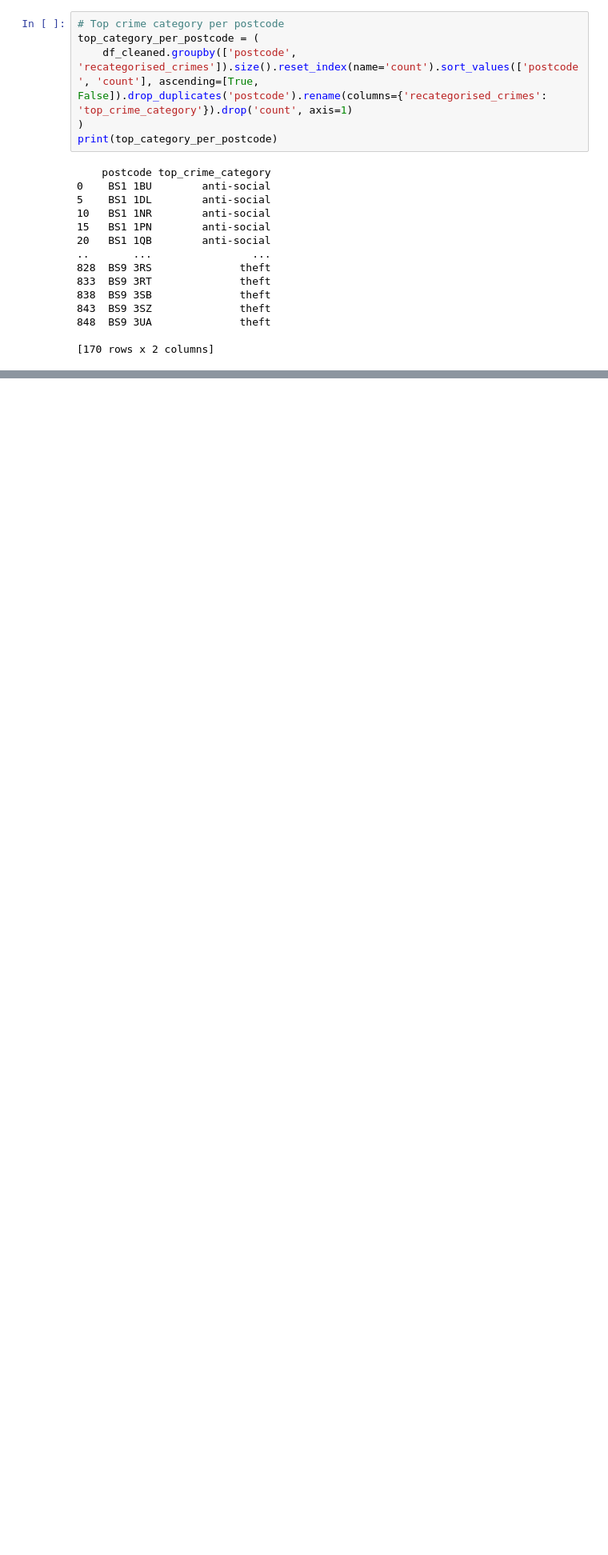
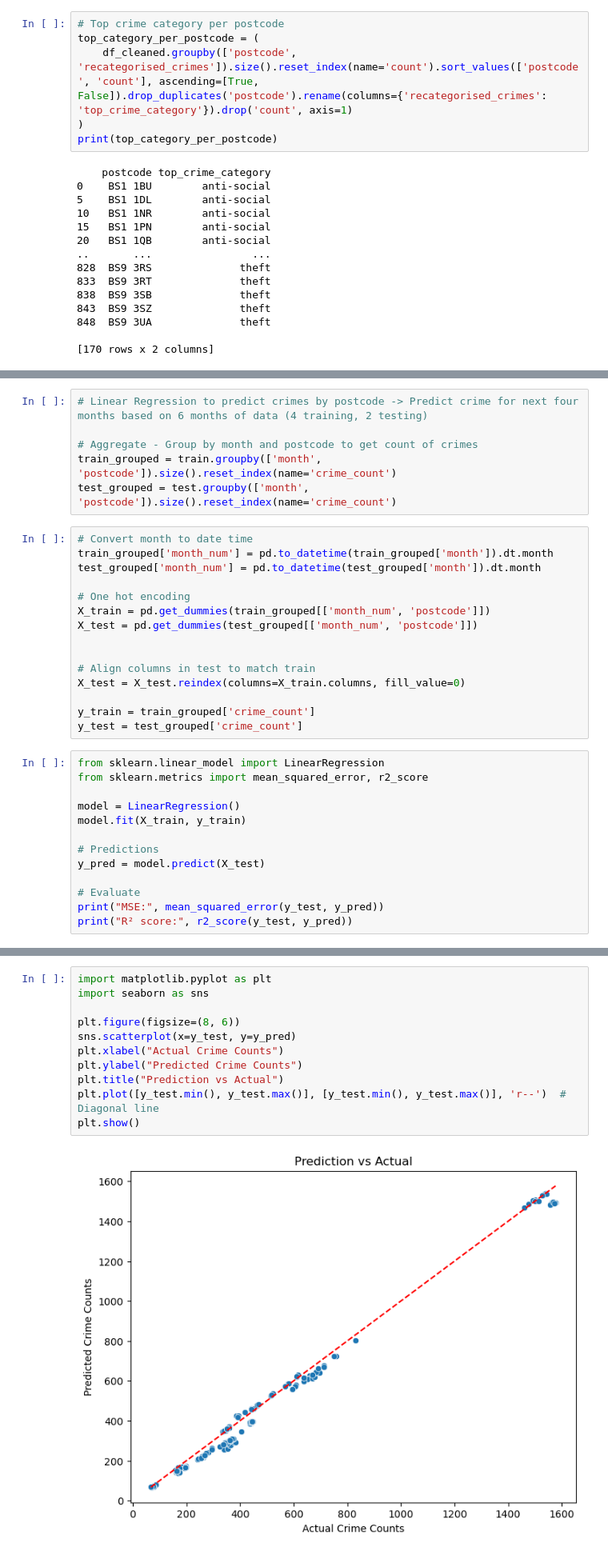
Before and after one commit to mAlex28/UK-Crime-Data-Prediction, a Jupyter notebook: notebooks/experiment.ipynb, the cells around one changed output, grey strips where cells are left out. Shown: that part at 80% size. Drawn from its saved outputs; the diff is of its cells as text; blank space fills up the shorter version.

Commit message:
started linear regression

```diff
--- a/notebooks/experiment.ipynb
+++ b/notebooks/experiment.ipynb
@@ -467,3 +480,37 @@ theft          0.281832
 drugs          0.028989
 other          0.019623
 Name: recategorised_crimes, dtype: float64
+# %%
+# Linear Regression to predict crimes by postcode -> Predict crime for next four months based on 6 months of data (4 training, 2 testing)
+
+# Aggregate - Group by month and postcode to get count of crimes
+train_grouped = train.groupby(['month', 'postcode']).size().reset_index(name='crime_count')
+test_grouped = test.groupby(['month', 'postcode']).size().reset_index(name='crime_count')
+# %%
+# Convert month to date time
+train_grouped['month_num'] = pd.to_datetime(train_grouped['month']).dt.month
+test_grouped['month_num'] = pd.to_datetime(test_grouped['month']).dt.month
+
+# One hot encoding
+X_train = pd.get_dummies(train_grouped[['month_num', 'postcode']])
+X_test = pd.get_dummies(test_grouped[['month_num', 'postcode']])
+
+
+# Align columns in test to match train
+X_test = X_test.reindex(columns=X_train.columns, fill_value=0)
+
+y_train = train_grouped['crime_count']
+y_test = test_grouped['crime_count']
+# %%
+from sklearn.linear_model import LinearRegression
+from sklearn.metrics import mean_squared_error, r2_score
+
+model = LinearRegression()
+model.fit(X_train, y_train)
+
+# Predictions
+y_pred = model.predict(X_test)
+
+# Evaluate
+print("MSE:", mean_squared_error(y_test, y_pred))
+print("R² score:", r2_score(y_test, y_pred))
@@ -469,0 +565,13 @@ Name: recategorised_crimes, dtype: float64
+# %%
+import matplotlib.pyplot as plt
+import seaborn as sns
+
+plt.figure(figsize=(8, 6))
+sns.scatterplot(x=y_test, y=y_pred)
+plt.xlabel("Actual Crime Counts")
+plt.ylabel("Predicted Crime Counts")
+plt.title("Prediction vs Actual")
+plt.plot([y_test.min(), y_test.max()], [y_test.min(), y_test.max()], 'r--')  # Diagonal line
+plt.show()
+# %% [output]
+[figure, added]
```
Also changed, not shown: parts of 27 cells of this notebook, 1 other file.
